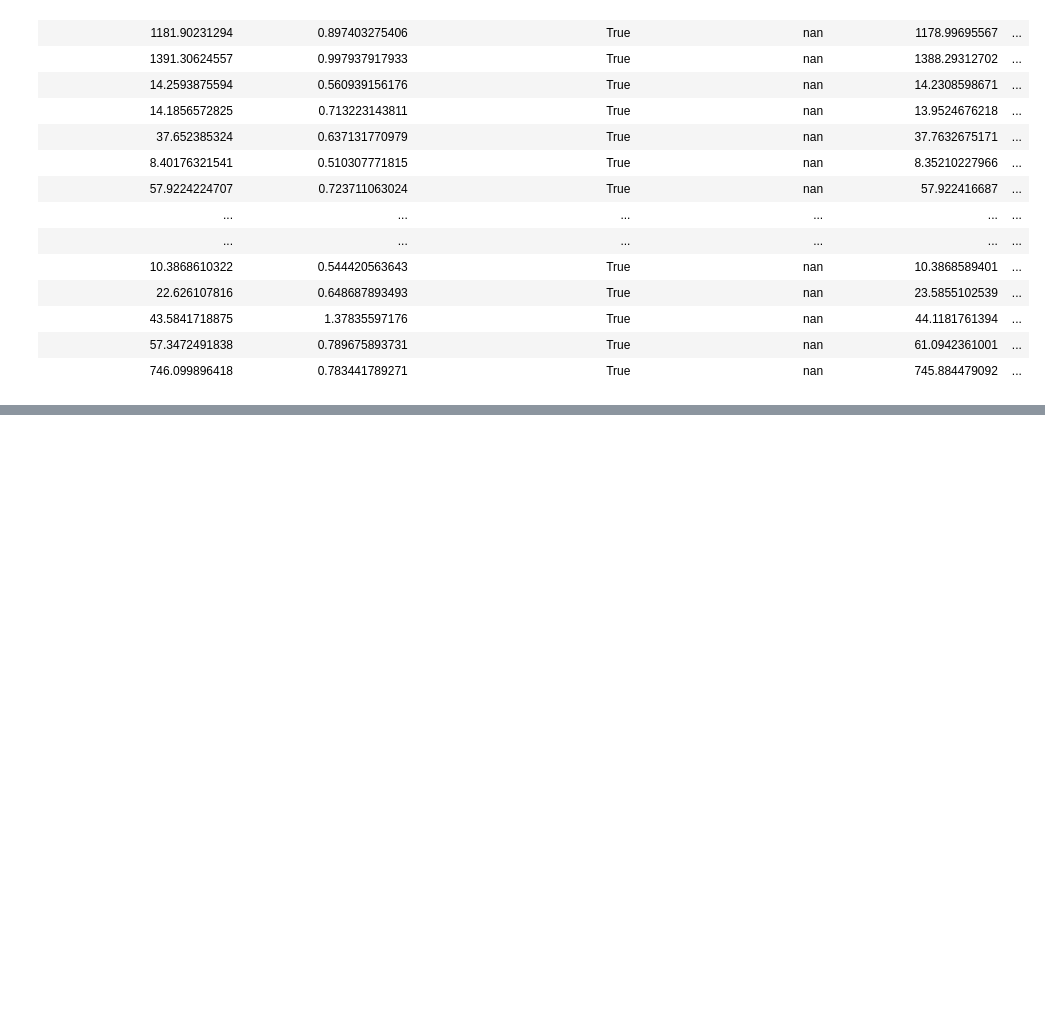
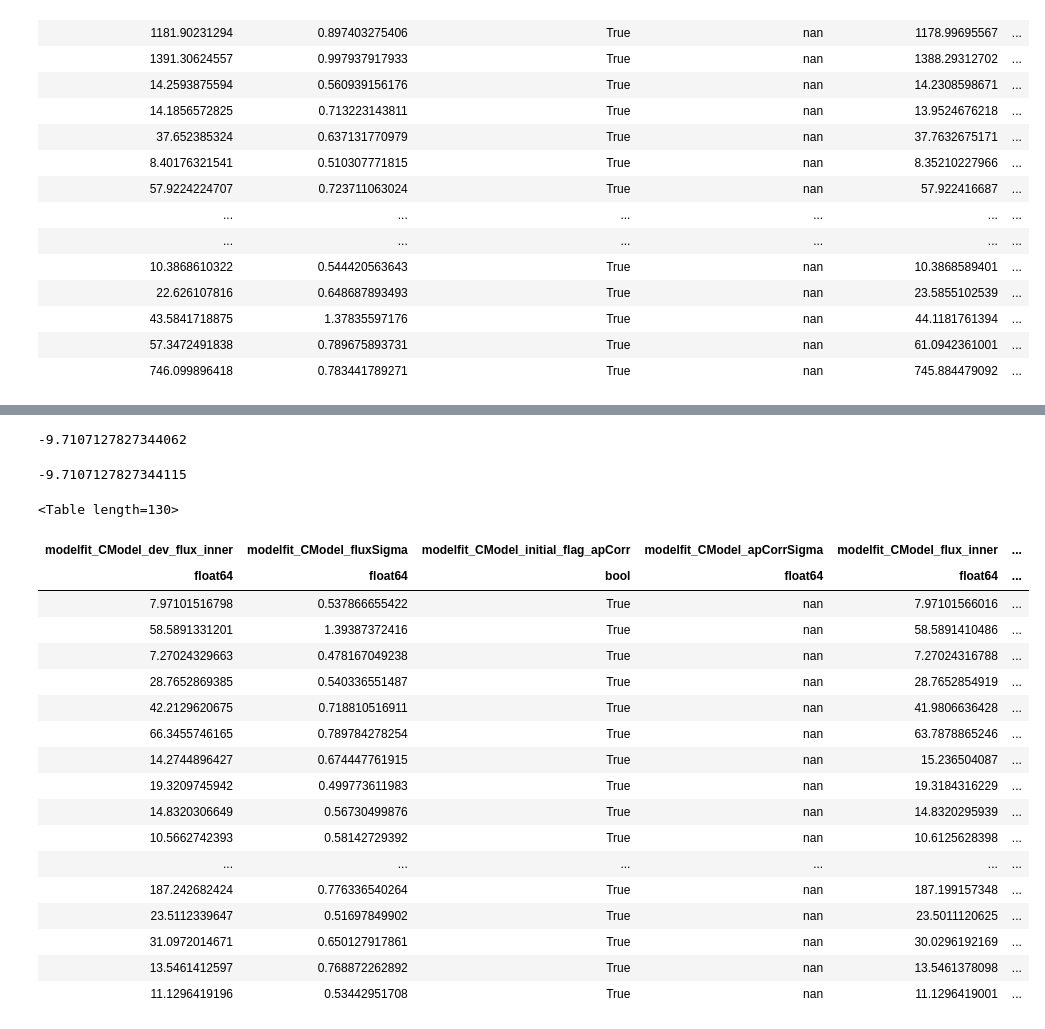
Before and after one commit to nicolaschotard/lsst_drp_analysis, a Jupyter notebook: python/6_astropy_exercices.ipynb, the cells around one changed output, grey strips where cells are left out. Saved outputs shown, nothing was run; the diff lists cells and outputs as text; code cells hidden in the pictures; blank space fills up the shorter version.

```diff
--- a/python/6_astropy_exercices.ipynb
+++ b/python/6_astropy_exercices.ipynb
@@ -276,0 +319,11 @@ ntable.write('newtable.hdf5', path='deepCoadd_forced_src')
+# %%
+coords.dec.deg[0]
+# %% [output]
+-9.7107127827344062
+# %%
+coords2.dec.deg[0]
+# %% [output]
+-9.7107127827344115
+# %%
+t1 = table[50:100]
+t2 = table[200:280]
@@ -276,0 +332,24 @@ ntable.write('newtable.hdf5', path='deepCoadd_forced_src')
+# %%
+t3 = vstack([t1, t2])
+# %%
+t3
+# %% [output]
+<Table length=130>
+| modelfit_CModel_dev_flux_inner | modelfit_CModel_fluxSigma | modelfit_CModel_initial_flag_apCorr | modelfit_CModel_apCorrSigma | modelfit_CModel_flux_inner | ... |
+| float64 | float64 | bool | float64 | float64 | ... |
+| 7.97101516798 | 0.537866655422 | True | nan | 7.97101566016 | ... |
+| 58.5891331201 | 1.39387372416 | True | nan | 58.5891410486 | ... |
+| 7.27024329663 | 0.478167049238 | True | nan | 7.27024316788 | ... |
+| 28.7652869385 | 0.540336551487 | True | nan | 28.7652854919 | ... |
+| 42.2129620675 | 0.718810516911 | True | nan | 41.9806636428 | ... |
+| 66.3455746165 | 0.789784278254 | True | nan | 63.7878865246 | ... |
+| 14.2744896427 | 0.674447761915 | True | nan | 15.236504087 | ... |
+| 19.3209745942 | 0.499773611983 | True | nan | 19.3184316229 | ... |
+| 14.8320306649 | 0.56730499876 | True | nan | 14.8320295939 | ... |
+| 10.5662742393 | 0.58142729392 | True | nan | 10.6125628398 | ... |
+| ... | ... | ... | ... | ... | ... |
+| 187.242682424 | 0.776336540264 | True | nan | 187.199157348 | ... |
+| 23.5112339647 | 0.51697849902 | True | nan | 23.5011120625 | ... |
+| 31.0972014671 | 0.650127917861 | True | nan | 30.0296192169 | ... |
+| 13.5461412597 | 0.768872262892 | True | nan | 13.5461378098 | ... |
+| 11.1296419196 | 0.53442951708 | True | nan | 11.1296419001 | ... |
```
Also changed, not shown: parts of 9 cells of this notebook.
